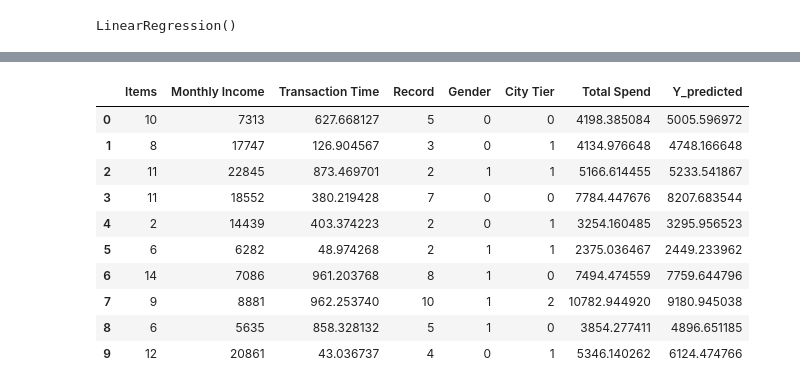
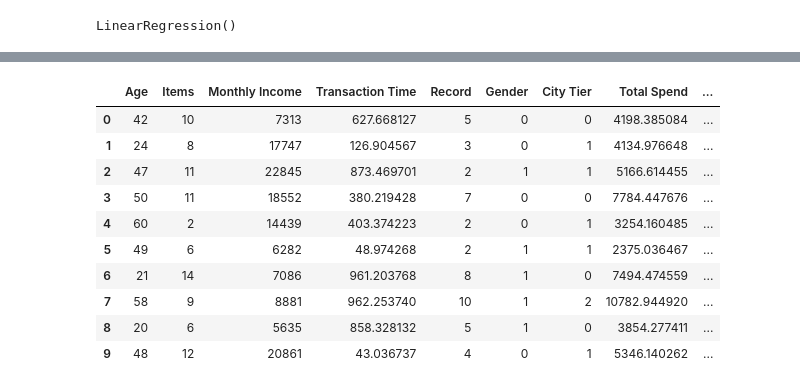
Before and after one commit to zamax14/MCAD, a Jupyter notebook: tema_1/tarea_2/tarea2_zarate_macias_alejandro.ipynb, the cells around one changed output, grey strips where cells are left out. Drawn from its saved outputs; the diff is of its cells as text; code cells hidden in the pictures.

```diff
--- a/tema_1/tarea_2/tarea2_zarate_macias_alejandro.ipynb
+++ b/tema_1/tarea_2/tarea2_zarate_macias_alejandro.ipynb
@@ -66,17 +62,18 @@ lm.score(X,Y)
 # %%
 y_pred = lm.predict(X)
 # %%
-df["Y_predicted"] = y_pred
-df.head(10)
+df_out = df.copy()
+df_out["Predicted Spend"] = y_pred
+df_out.head(10)
 # %% [output]
-|  | Items | Monthly Income | Transaction Time | Record | Gender | City Tier | Total Spend | Y_predicted |
-| 0 | 10 | 7313 | 627.668127 | 5 | 0 | 0 | 4198.385084 | 5005.596972 |
-| 1 | 8 | 17747 | 126.904567 | 3 | 0 | 1 | 4134.976648 | 4748.166648 |
-| 2 | 11 | 22845 | 873.469701 | 2 | 1 | 1 | 5166.614455 | 5233.541867 |
-| 3 | 11 | 18552 | 380.219428 | 7 | 0 | 0 | 7784.447676 | 8207.683544 |
-| 4 | 2 | 14439 | 403.374223 | 2 | 0 | 1 | 3254.160485 | 3295.956523 |
-| 5 | 6 | 6282 | 48.974268 | 2 | 1 | 1 | 2375.036467 | 2449.233962 |
-| 6 | 14 | 7086 | 961.203768 | 8 | 1 | 0 | 7494.474559 | 7759.644796 |
-| 7 | 9 | 8881 | 962.253740 | 10 | 1 | 2 | 10782.944920 | 9180.945038 |
-| 8 | 6 | 5635 | 858.328132 | 5 | 1 | 0 | 3854.277411 | 4896.651185 |
-| 9 | 12 | 20861 | 43.036737 | 4 | 0 | 1 | 5346.140262 | 6124.474766 |
+|  | Age | Items | Monthly Income | Transaction Time | Record | Gender | City Tier | Total Spend | ... |
+| 0 | 42 | 10 | 7313 | 627.668127 | 5 | 0 | 0 | 4198.385084 | ... |
+| 1 | 24 | 8 | 17747 | 126.904567 | 3 | 0 | 1 | 4134.976648 | ... |
+| 2 | 47 | 11 | 22845 | 873.469701 | 2 | 1 | 1 | 5166.614455 | ... |
+| 3 | 50 | 11 | 18552 | 380.219428 | 7 | 0 | 0 | 7784.447676 | ... |
+| 4 | 60 | 2 | 14439 | 403.374223 | 2 | 0 | 1 | 3254.160485 | ... |
+| 5 | 49 | 6 | 6282 | 48.974268 | 2 | 1 | 1 | 2375.036467 | ... |
+| 6 | 21 | 14 | 7086 | 961.203768 | 8 | 1 | 0 | 7494.474559 | ... |
+| 7 | 58 | 9 | 8881 | 962.253740 | 10 | 1 | 2 | 10782.944920 | ... |
+| 8 | 20 | 6 | 5635 | 858.328132 | 5 | 1 | 0 | 3854.277411 | ... |
+| 9 | 48 | 12 | 20861 | 43.036737 | 4 | 0 | 1 | 5346.140262 | ... |
```
Also changed, not shown: parts of 8 cells of this notebook.
